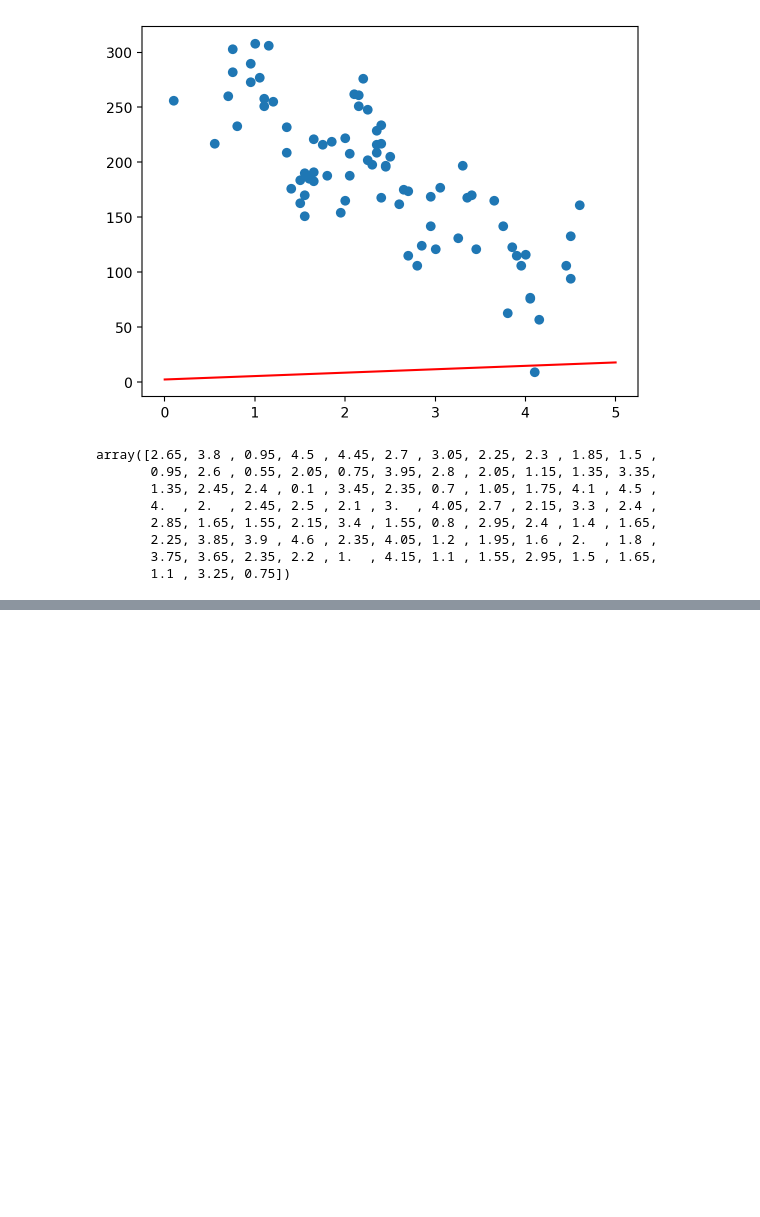
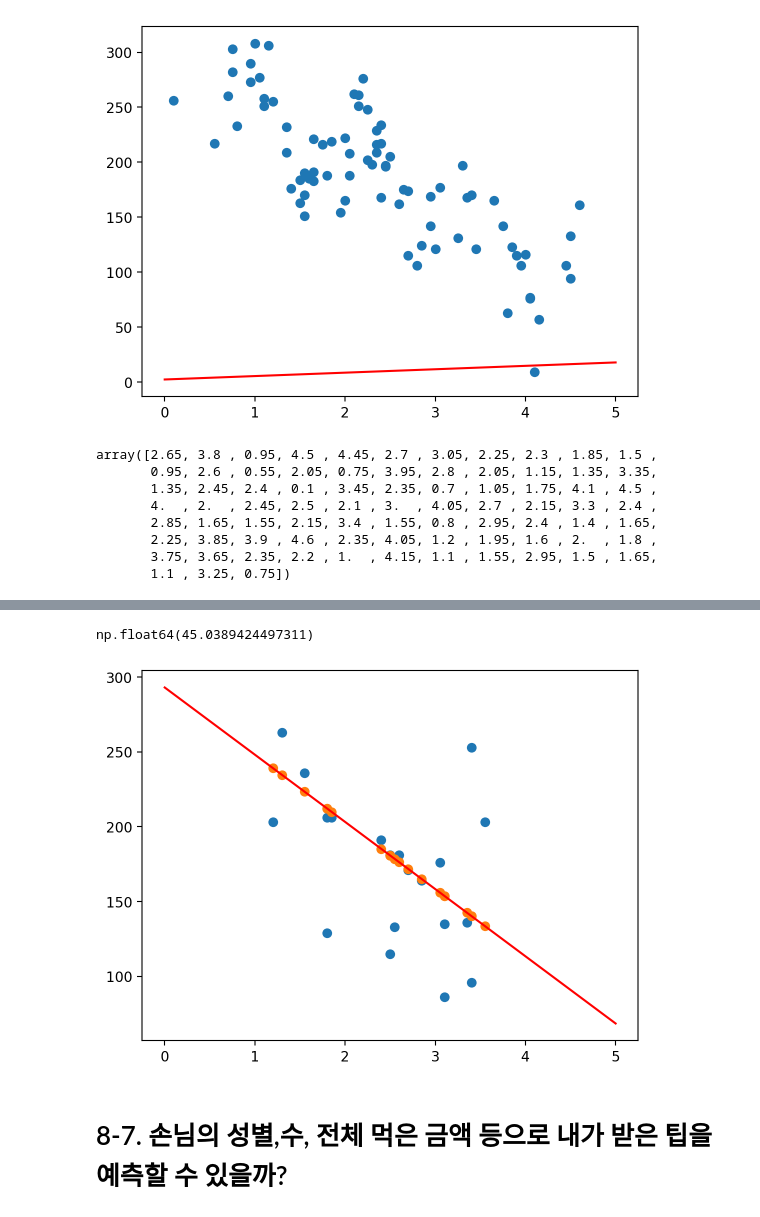
Before and after one commit to ohmanbo/AIFFEL_study, a Jupyter notebook: DA_macbook_bike/260403.ipynb, the cells around one changed output, grey strips where cells are left out. Cells and saved outputs as stored; diff of their text form; code cells hidden in the pictures; blank space fills up the shorter version.

```diff
--- a/DA_macbook_bike/260403.ipynb
+++ b/DA_macbook_bike/260403.ipynb
@@ -170,0 +458,7 @@ array([2.65, 3.8 , 0.95, 4.5 , 4.45, 2.7 , 3.05, 2.25, 2.3 , 1.85, 1.5 ,
+# %%
+#아래 코드로 새로운 데이터인 macbook_test 데이터를 가져와 보겠습니다.
+test_path = os.path.join(os.getenv('HOME'),
+'work/AIFFEL_study/DA_macbook_bike/data/macbook_test.csv')
+test = pd.read_csv(test_path)
+print(test.shape)
+test.head()
@@ -170,0 +473,14 @@ array([2.65, 3.8 , 0.95, 4.5 , 4.45, 2.7 , 3.05, 2.25, 2.3 , 1.85, 1.5 ,
+# %%
+#위 데이터는 학습했던 데이터와 같은 경향성을 가지지만, 모델이 학습하는 과정에서는 접해 보지 않은(unseen) 데이터입니다.
+#크기는 20개로 크지 않은 간단한 데이터이군요.
+
+# 예상 가능하지만, 위 데이터에 대해서도 모델은 잘 맞출 수 있겠죠?
+
+# test 데이터를 새로 test_x와 test_y에 담아보겠습니다.
+test_x = test['used_years'].values
+test_y = test['price'].values
+# %%
+# 이제 모델에게 새로운 test_x 데이터를 넣어서 test_prediction을 구해 보죠!
+prediction = model(test_x, w, b)
+test['prediction'] = prediction
+test
@@ -170,0 +505,6 @@ array([2.65, 3.8 , 0.95, 4.5 , 4.45, 2.7 , 3.05, 2.25, 2.3 , 1.85, 1.5 ,
+# %%
+# 오호, 언뜻 봤을 때 실제 가격과 비슷한 예측을 해내는 것 같습니다.
+
+# error를 직접 계산해서 새로운 컬럼으로 넣어보죠.
+test['error'] = test['price'] - test['prediction']
+test
@@ -170,0 +529,22 @@ array([2.65, 3.8 , 0.95, 4.5 , 4.45, 2.7 , 3.05, 2.25, 2.3 , 1.85, 1.5 ,
+# %%
+# 이쯤 했다면 위에서 우리가 손실함수로 사용했던 rmse 값도 직접 구해 볼 수 있겠네요!
+rmse = ((test['error'] ** 2).sum() / len(test)) ** 0.5
+rmse
+# %% [output]
+np.float64(45.0389424497311)
+# %%
+# 모델 일차함수 그리기
+x = np.linspace(0, 5, 6)
+y = model(x, w, b)
+plt.plot(y, c="r")
+
+# 실제 데이터 값
+plt.scatter(test['used_years'], test['price'])
+
+# 모델이 예측한 값
+plt.scatter(test['used_years'], test['prediction'])
+plt.show()
+# %% [output]
+[figure, added]
+# %% [markdown]
+# 8-7. 손님의 성별,수, 전체 먹은 금액 등으로 내가 받은 팁을 예측할 수 있을까?
```
Also changed, not shown: parts of 32 cells of this notebook, 1 other file.
